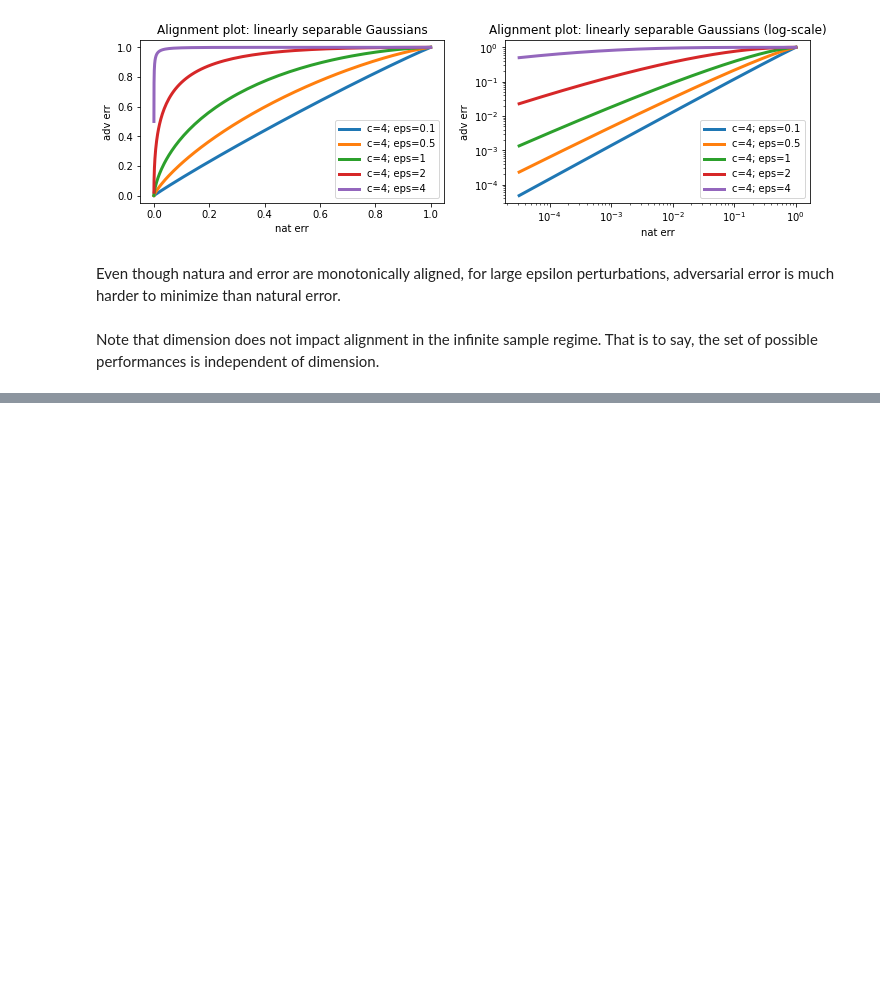
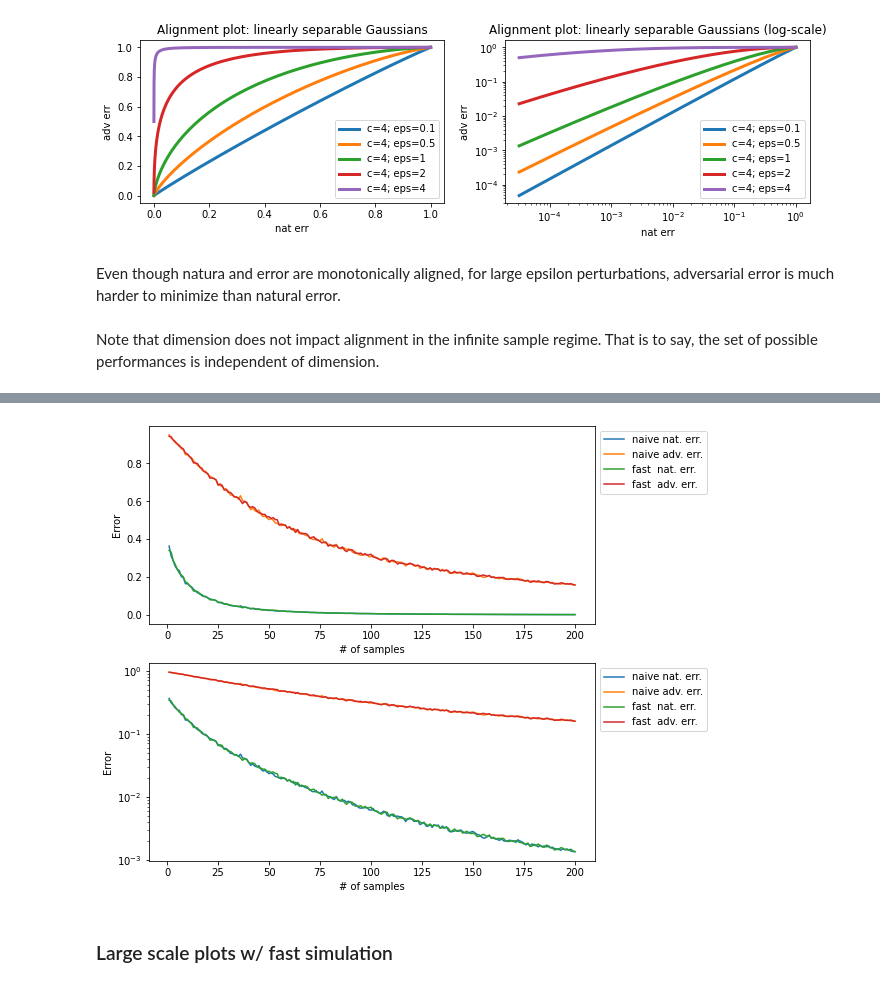
Before and after one commit to GilgameshxZero/adversarial-ntks, a Jupyter notebook: notebooks/low-level-causes/lin-sep-gaussian.ipynb, the cells around one changed output, grey strips where cells are left out. Drawn from its saved outputs; the diff is of its cells as text; code cells hidden in the pictures; blank space fills up the shorter version.

Commit message:
Add finite sample analysis of lin-sep-gaussian

```diff
--- a/notebooks/low-level-causes/lin-sep-gaussian.ipynb
+++ b/notebooks/low-level-causes/lin-sep-gaussian.ipynb
@@ -97,0 +161,17 @@ That is to say, the set of possible performances is independent of dimension.
+# %%
+%%time
+np.random.seed(42)
+
+C = 4
+EPS = 2
+D = 50 ** 2
+NS = 1 + np.arange(200)
+NUM_SAMPLES = 10
+
+naive_res = naive_simulation(
+    c=C, eps=EPS, d=D, ns=NS, num_samples=NUM_SAMPLES
+)
+
+fast_res = fast_simulation(
+    c=C, eps=EPS, d=D, ns=NS, num_samples=NUM_SAMPLES
+)
@@ -97,0 +181,24 @@ That is to say, the set of possible performances is independent of dimension.
+# %%
+plt.figure(figsize=(8, 8));
+
+def main_plot():
+    plot_with_cis(NS, naive_res[0], num_stds=0, label="naive nat. err.")
+    plot_with_cis(NS, naive_res[1], num_stds=0, label="naive adv. err.")
+    plot_with_cis(NS, fast_res[0], num_stds=0,  label="fast  nat. err.")
+    plot_with_cis(NS, fast_res[1], num_stds=0,  label="fast  adv. err.")
+
+    plt.xlabel("# of samples");
+    plt.ylabel("Error");
+
+    plt.legend(bbox_to_anchor=(1, 1), loc='upper left', ncol=1);
+
+plt.subplot(2, 1, 1)
+main_plot()
+
+plt.subplot(2, 1, 2)
+main_plot()
+plt.yscale("log");
+# %% [output]
+[figure, added]
+# %% [markdown]
+### Large scale plots w/ fast simulation
```
Also changed, not shown: parts of 10 cells of this notebook.
